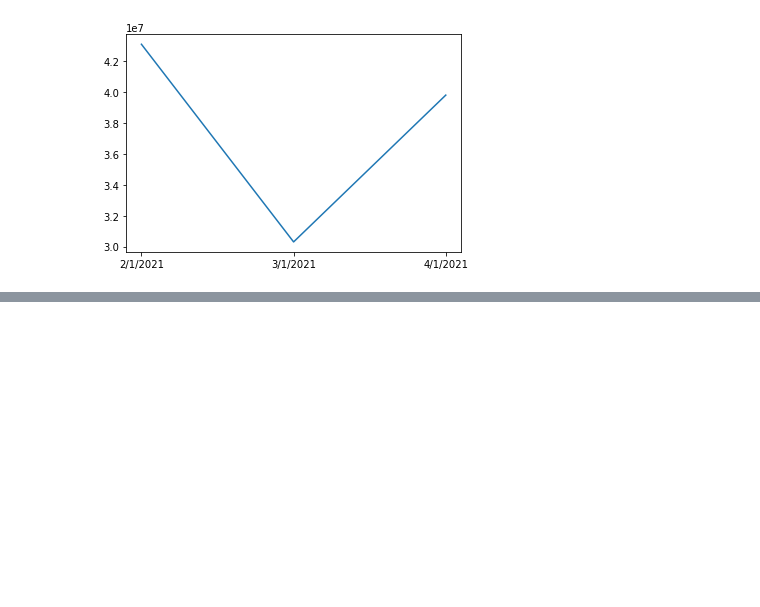
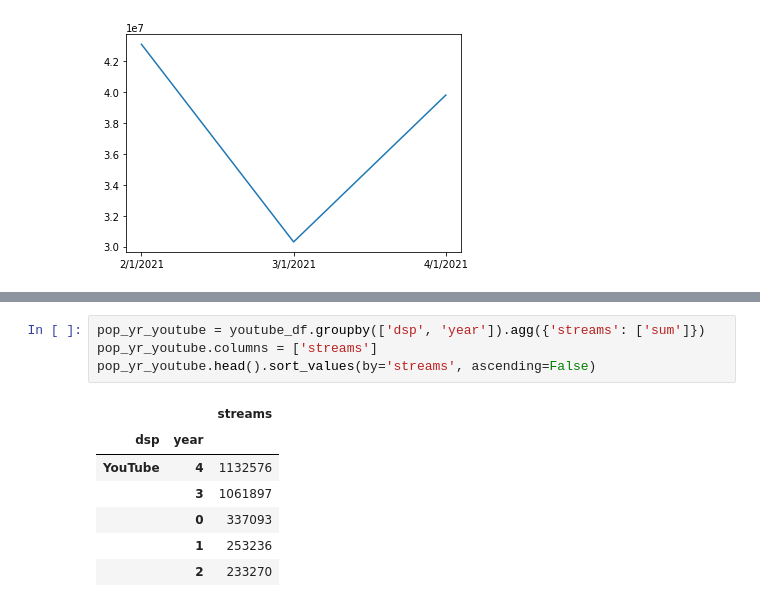
Before and after one commit to LJRollerII/mlc-project-napster, a Jupyter notebook: notebooks/dsp_mlc.ipynb, the cells around one changed output, grey strips where cells are left out. Drawn from its saved outputs; the diff is of its cells as text; blank space fills up the shorter version.

```diff
--- a/notebooks/dsp_mlc.ipynb
+++ b/notebooks/dsp_mlc.ipynb
@@ -384,0 +457,12 @@ plt.plot(youtube_usage_stream)
+# %%
+pop_yr_youtube = youtube_df.groupby(['dsp', 'year']).agg({'streams': ['sum']})
+pop_yr_youtube.columns = ['streams']
+pop_yr_youtube.head().sort_values(by='streams', ascending=False)
+# %% [output]
+|  |  | streams |
+| dsp | year |  |
+| YouTube | 4 | 1132576 |
+|  | 3 | 1061897 |
+|  | 0 | 337093 |
+|  | 1 | 253236 |
+|  | 2 | 233270 |
```
Also changed, not shown: parts of 19 cells of this notebook.
